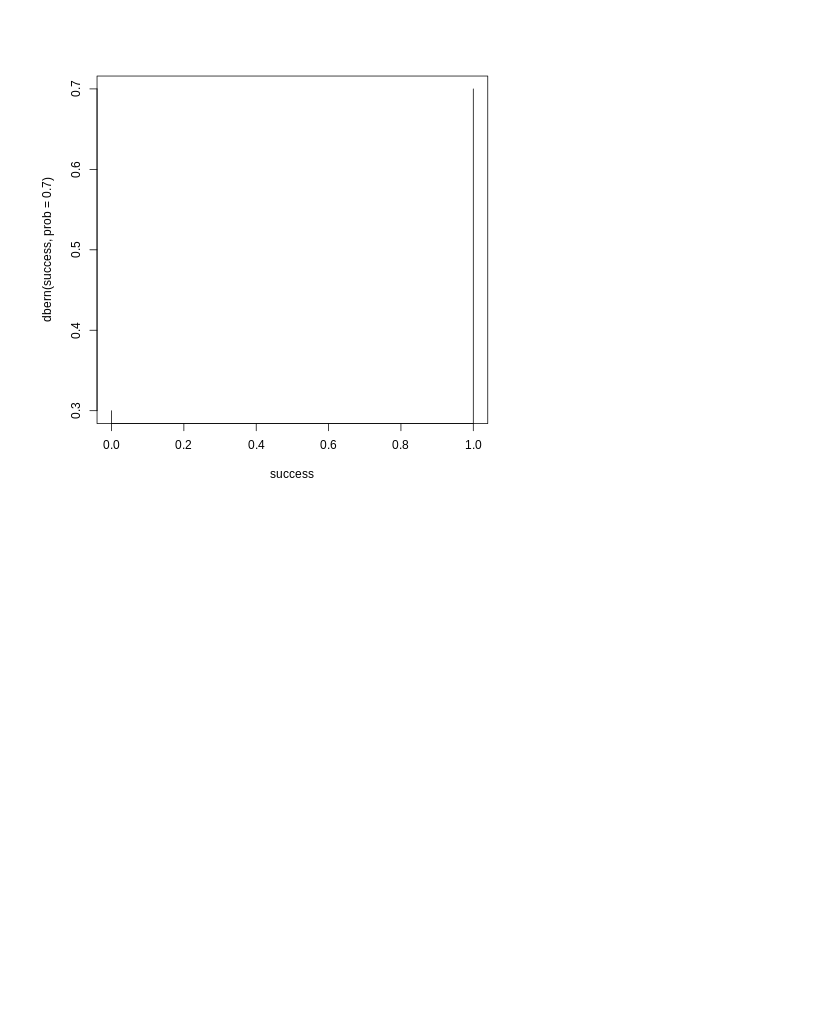
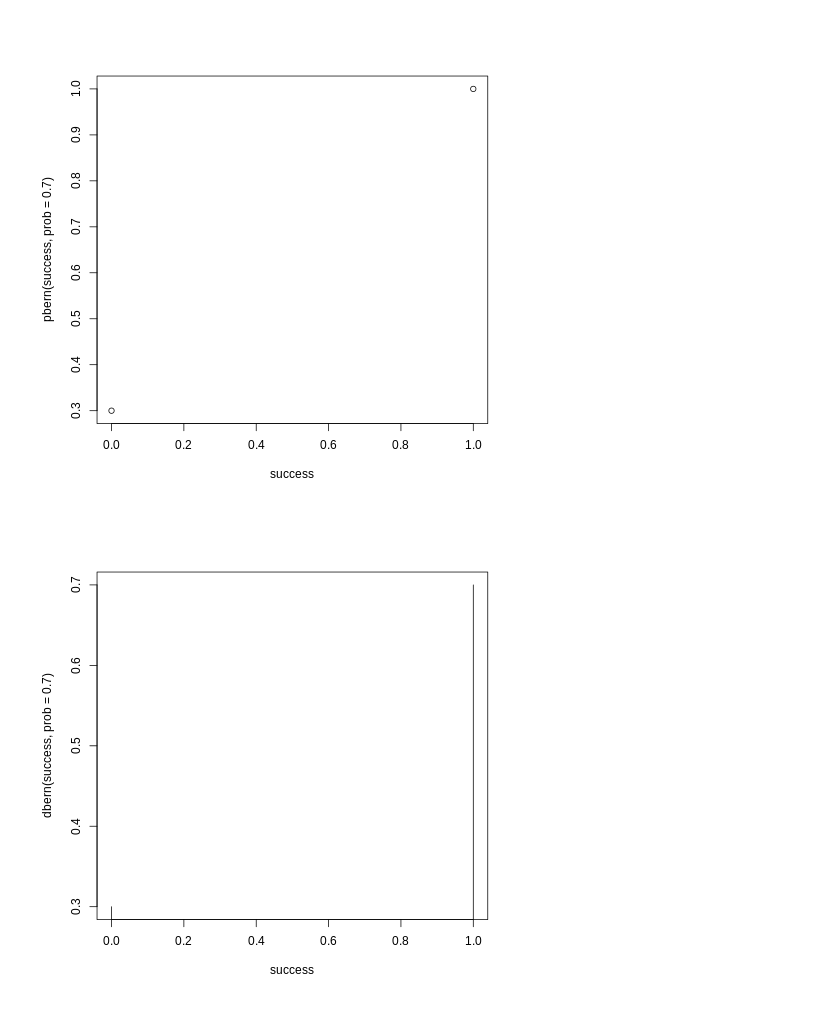
Before and after one commit to RoozbehSanaei/Statistics, a Jupyter notebook: Prob_Dist_R.ipynb, the cells around one changed output. Cells and saved outputs as stored; diff of their text form; code cells hidden in the pictures; blank space fills up the shorter version.

```diff
--- a/Prob_Dist_R.ipynb
+++ b/Prob_Dist_R.ipynb
@@ -27,6 +27,8 @@ R[write to console]:
 # %%
 %%R
 success <- 0:1
+plot(success, pbern(success, prob = 0.7))
 plot(success, dbern(success, prob = 0.7),type='h')
 # %% [output]
-[figure, old version]
+[figure, new version]
+[figure, added]
```
Also changed, not shown: parts of 3 cells of this notebook.
